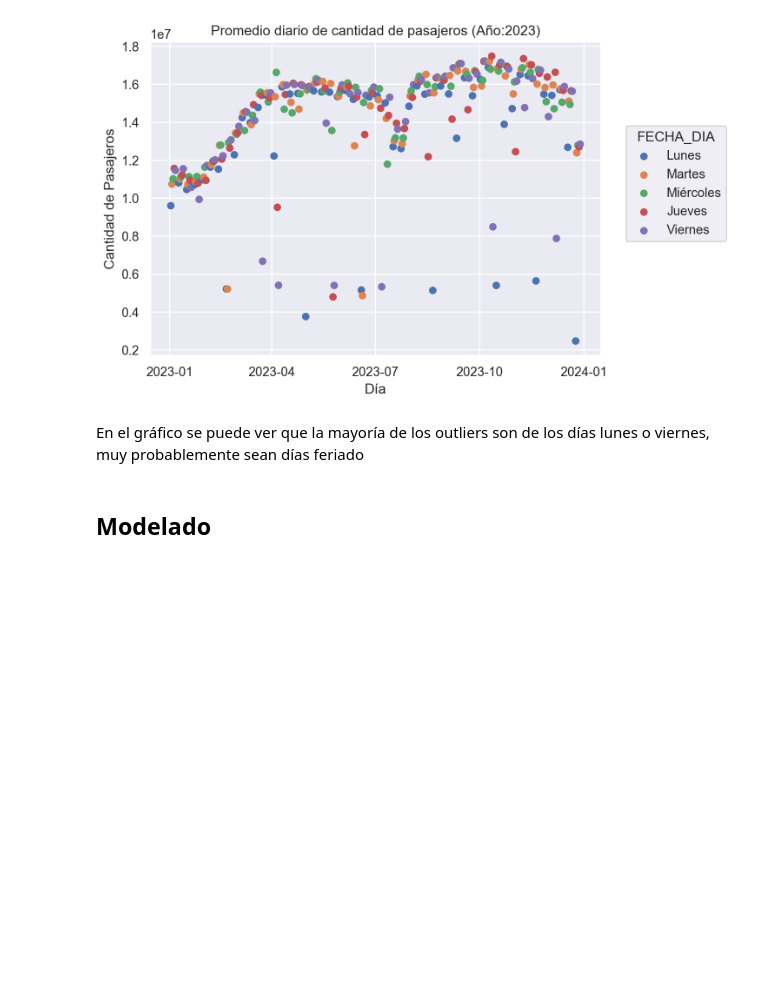
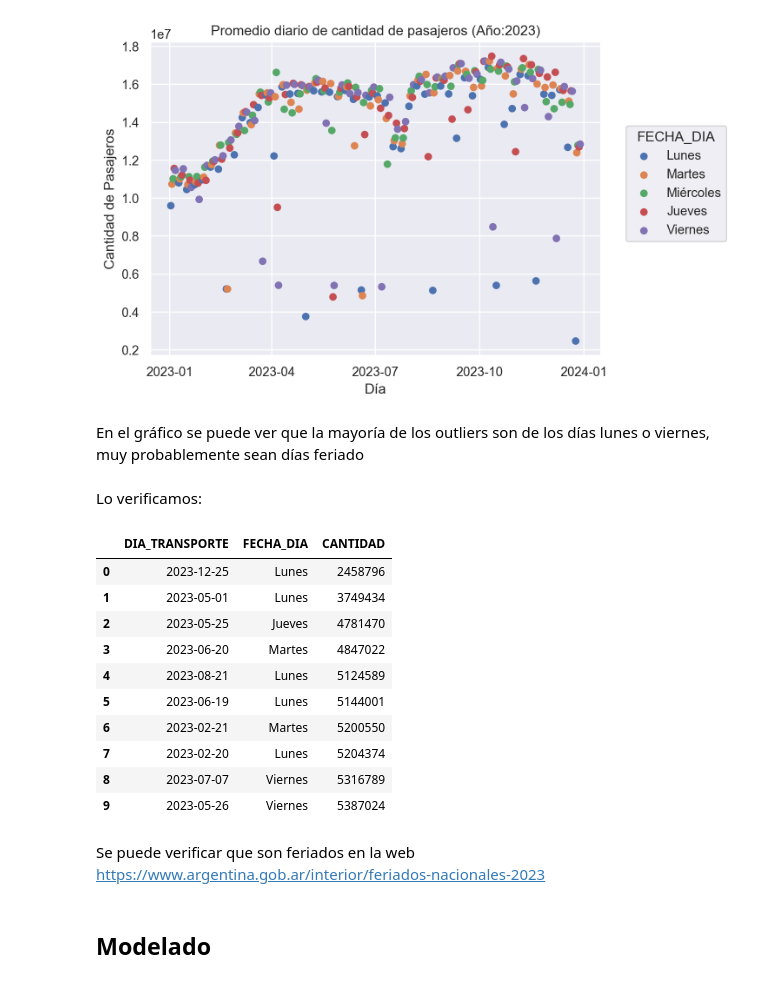
Before and after one commit to mgresnik/trabajo_practico_nro_1, a Jupyter notebook: Laboratorio_de_datos_(LCD)_IC_2024_Trabajo_Práctico_N°_1.ipynb, the cells around one changed output. Saved outputs shown, nothing was run; the diff lists cells and outputs as text; code cells hidden in the pictures; blank space fills up the shorter version.

```diff
--- a/Laboratorio_de_datos_(LCD)_IC_2024_Trabajo_Práctico_N°_1.ipynb
+++ b/Laboratorio_de_datos_(LCD)_IC_2024_Trabajo_Práctico_N°_1.ipynb
@@ -301,6 +299,26 @@ p.label(y='Cantidad de Pasajeros',x='Día',title='Promedio diario de cantidad de
 [figure]
 # %% [markdown]
 En el gráfico se puede ver que la mayoría de los outliers son de los días lunes o viernes, muy probablemente sean días feriado
+# %% [markdown]
+Lo verificamos:
+# %%
+# Se ordenan los datos de menor a mayor por cantidad de pasajeros por día y se seleccionan los 10 primeros
+df_medios_transporte_sorted= df_medios_transporte.sort_values('CANTIDAD').reset_index(drop=True)
+df_medios_transporte_sorted[:10]
+# %% [output]
+|  | DIA_TRANSPORTE | FECHA_DIA | CANTIDAD |
+| 0 | 2023-12-25 | Lunes | 2458796 |
+| 1 | 2023-05-01 | Lunes | 3749434 |
+| 2 | 2023-05-25 | Jueves | 4781470 |
+| 3 | 2023-06-20 | Martes | 4847022 |
+| 4 | 2023-08-21 | Lunes | 5124589 |
+| 5 | 2023-06-19 | Lunes | 5144001 |
+| 6 | 2023-02-21 | Martes | 5200550 |
+| 7 | 2023-02-20 | Lunes | 5204374 |
+| 8 | 2023-07-07 | Viernes | 5316789 |
+| 9 | 2023-05-26 | Viernes | 5387024 |
+# %% [markdown]
+Se puede verificar que son feriados en la web https://www.argentina.gob.ar/interior/feriados-nacionales-2023
 # %% [markdown]
 ## Modelado
 # %%
```
Also changed, not shown: parts of 12 cells of this notebook.
